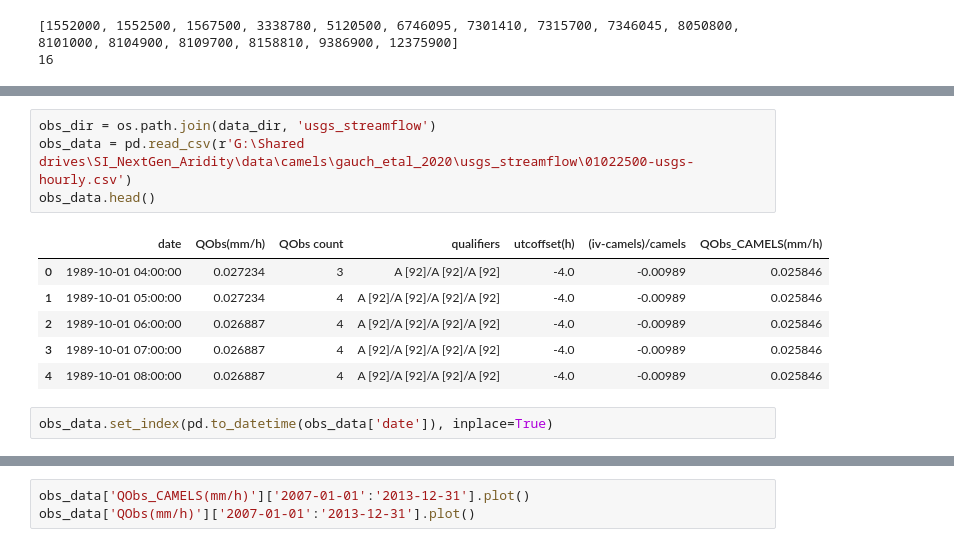
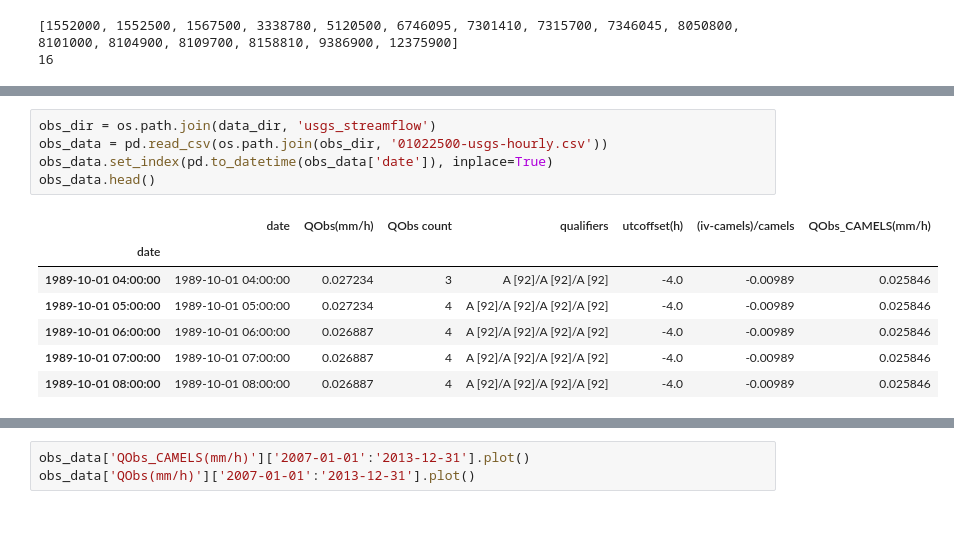
Before and after one commit to NWC-CUAHSI-Summer-Institute/calibrate-cfe, a Jupyter notebook: 1-2-check_nan_in_data.ipynb, the cells around one changed output, grey strips where cells are left out. Saved outputs shown, nothing was run; the diff lists cells and outputs as text; blank space fills up the shorter version.

```diff
--- a/1-2-check_nan_in_data.ipynb
+++ b/1-2-check_nan_in_data.ipynb
@@ -159,14 +197,14 @@ with open(output_file, 'w') as file:
 # %%
 obs_dir = os.path.join(data_dir, 'usgs_streamflow')
-obs_data = pd.read_csv(r'G:\Shared drives\SI_NextGen_Aridity\data\camels\gauch_etal_2020\usgs_streamflow\01022500-usgs-hourly.csv')
+obs_data = pd.read_csv(os.path.join(obs_dir, '01022500-usgs-hourly.csv'))
+obs_data.set_index(pd.to_datetime(obs_data['date']), inplace=True)
 obs_data.head()
 # %% [output]
 |  | date | QObs(mm/h) | QObs count | qualifiers | utcoffset(h) | (iv-camels)/camels | QObs_CAMELS(mm/h) |
-| 0 | 1989-10-01 04:00:00 | 0.027234 | 3 | A [92]/A [92]/A [92] | -4.0 | -0.00989 | 0.025846 |
-| 1 | 1989-10-01 05:00:00 | 0.027234 | 4 | A [92]/A [92]/A [92]/A [92] | -4.0 | -0.00989 | 0.025846 |
-| 2 | 1989-10-01 06:00:00 | 0.026887 | 4 | A [92]/A [92]/A [92]/A [92] | -4.0 | -0.00989 | 0.025846 |
-| 3 | 1989-10-01 07:00:00 | 0.026887 | 4 | A [92]/A [92]/A [92]/A [92] | -4.0 | -0.00989 | 0.025846 |
-| 4 | 1989-10-01 08:00:00 | 0.026887 | 4 | A [92]/A [92]/A [92]/A [92] | -4.0 | -0.00989 | 0.025846 |
+| date |  |  |  |  |  |  |  |
+| 1989-10-01 04:00:00 | 1989-10-01 04:00:00 | 0.027234 | 3 | A [92]/A [92]/A [92] | -4.0 | -0.00989 | 0.025846 |
+| 1989-10-01 05:00:00 | 1989-10-01 05:00:00 | 0.027234 | 4 | A [92]/A [92]/A [92]/A [92] | -4.0 | -0.00989 | 0.025846 |
+| 1989-10-01 06:00:00 | 1989-10-01 06:00:00 | 0.026887 | 4 | A [92]/A [92]/A [92]/A [92] | -4.0 | -0.00989 | 0.025846 |
+| 1989-10-01 07:00:00 | 1989-10-01 07:00:00 | 0.026887 | 4 | A [92]/A [92]/A [92]/A [92] | -4.0 | -0.00989 | 0.025846 |
+| 1989-10-01 08:00:00 | 1989-10-01 08:00:00 | 0.026887 | 4 | A [92]/A [92]/A [92]/A [92] | -4.0 | -0.00989 | 0.025846 |
-# %%
-obs_data.set_index(pd.to_datetime(obs_data['date']), inplace=True)
 # %%
```
Also changed, not shown: parts of 14 cells of this notebook.
